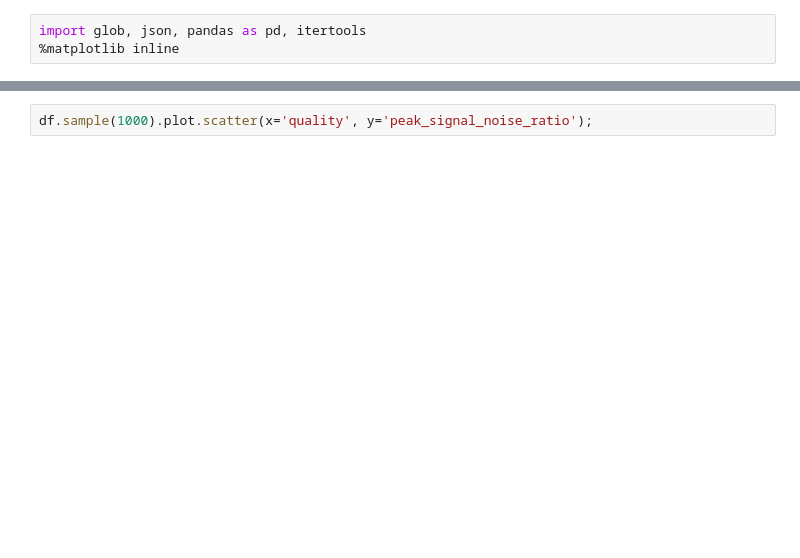
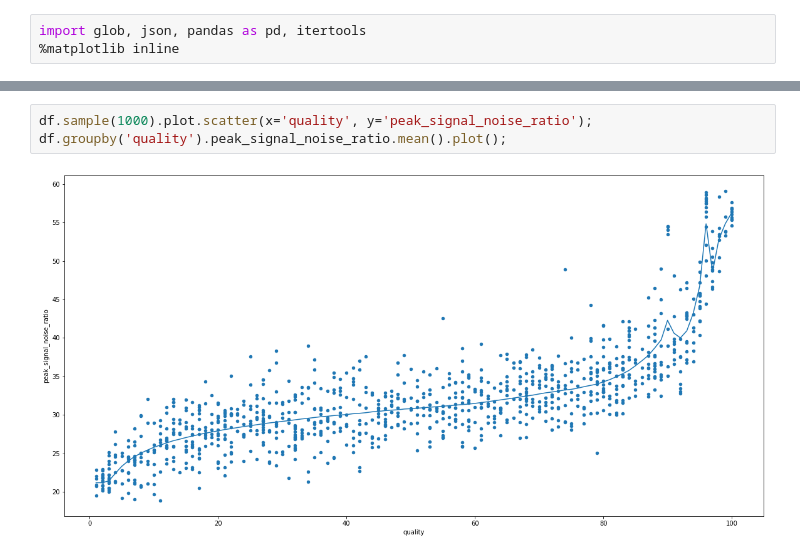
Before and after one commit to tgandor/urban_oculus, a Jupyter notebook: results/2020-07-29-plot-Quality.ipynb, the cells around one changed output, grey strips where cells are left out. Cells and saved outputs as stored; diff of their text form; blank space fills up the shorter version.

```diff
--- a/results/2020-07-29-plot-Quality.ipynb
+++ b/results/2020-07-29-plot-Quality.ipynb
@@ -12,2 +24,5 @@ df.sample(1000).plot.scatter(x='quality', y='structural_similarity');
 # %%
 df.sample(1000).plot.scatter(x='quality', y='peak_signal_noise_ratio');
+df.groupby('quality').peak_signal_noise_ratio.mean().plot();
+# %% [output]
+[figure, added]
```
Also changed, not shown: parts of 16 cells of this notebook, 4 other files.
